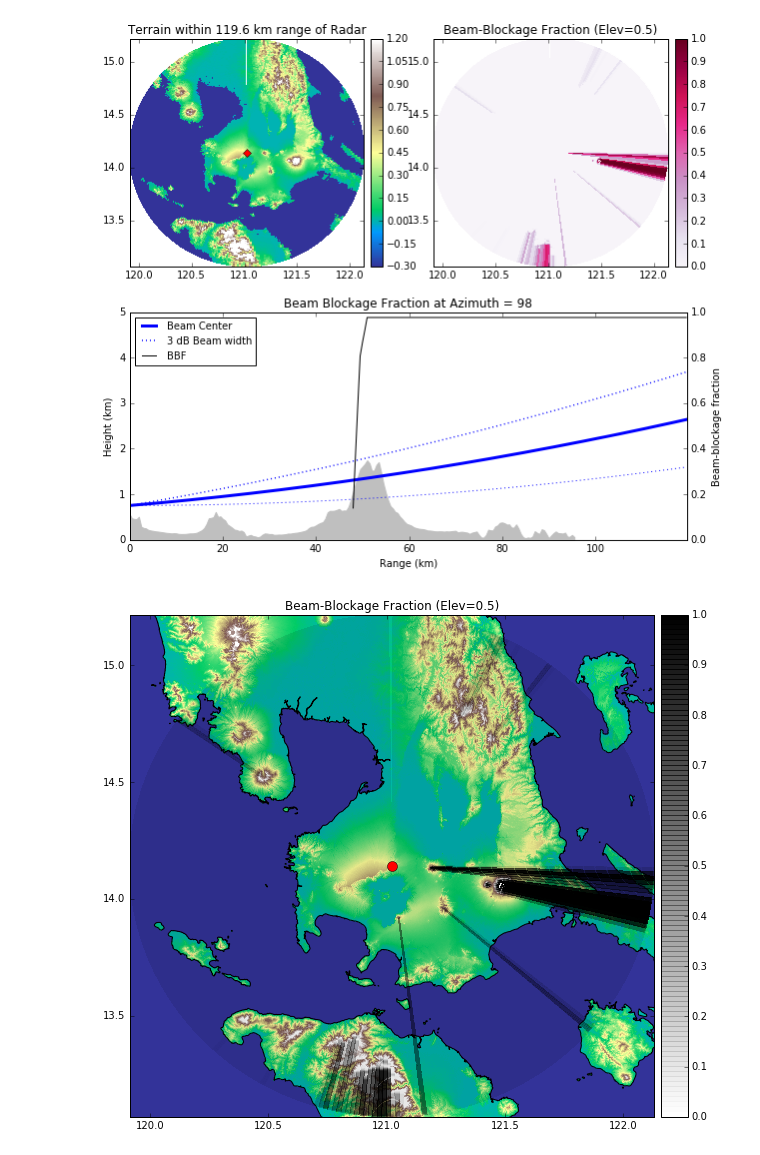
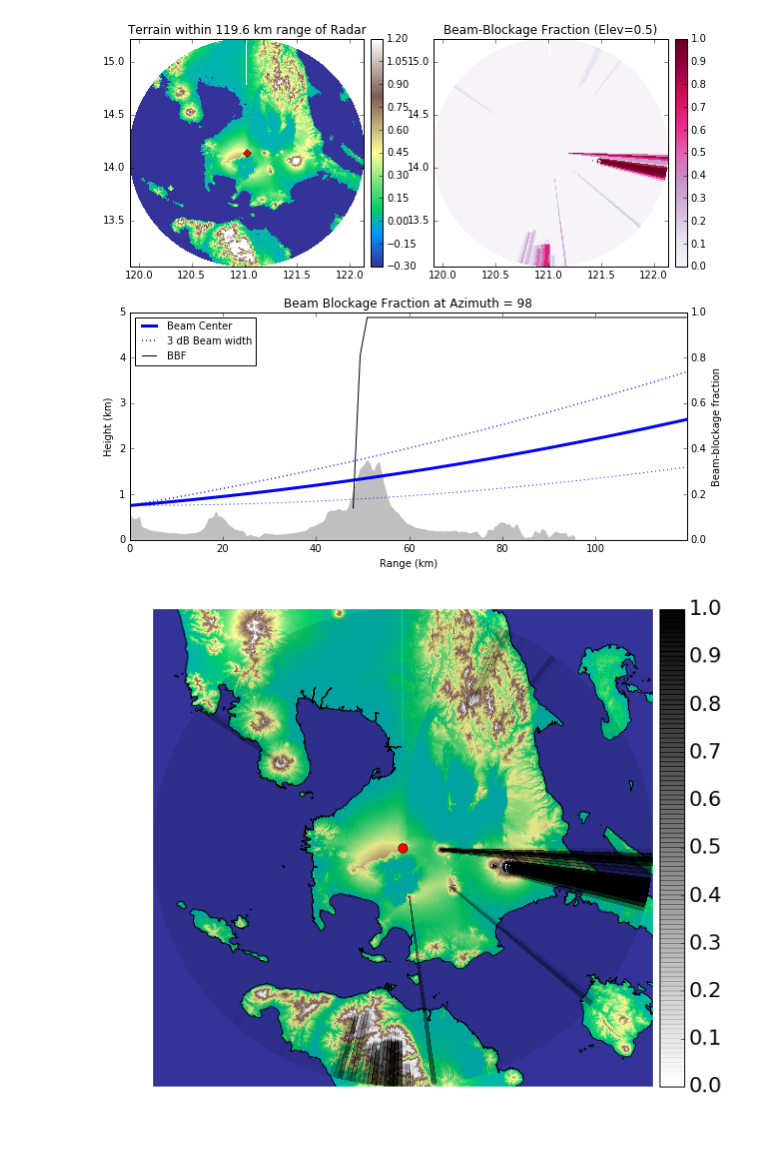
Before and after one commit to IreneCrisologo/phirad, a Jupyter notebook: beamblockage/Beam Blockage TAG.ipynb, the cells around one changed output. Cells and saved outputs as stored; diff of their text form; code cells hidden in the pictures.

```diff
--- a/beamblockage/Beam Blockage TAG.ipynb
+++ b/beamblockage/Beam Blockage TAG.ipynb
@@ -160,6 +160,12 @@ legend = ax3.legend((bc, b3db, bbf), ('Beam Center', '3 dB Beam width', 'BBF'),
 # %% [output]
 [figure]
 # %%
+font = {'family' : 'normal',
+        'weight' : 'normal',
+        'size'   : 22}
+
+pl.rc('font', **font)
+
 # Read shapefile for overlay
 PATH_Ph_shapefile = '../phirad-data/shapefiles/Country/Country.shp'
 dataset, inLayer = wrl.io.open_shape(PATH_Ph_shapefile)
@@ -168,32 +174,33 @@ borders, keys = wrl.georef.get_shape_coordinates(inLayer)
 raster_lon = rastercoords[...,...,0]
 raster_lat = rastercoords[...,...,1]
 
 import matplotlib.colors as mcolors
 
 # set up a linear colormap which is red and only changes alpha
 # (1,0,0,1) --> (1,0,0,0)
 colors = [(0,0,0,1-i) for i in np.linspace(1,0,3)]
 cmap = mcolors.LinearSegmentedColormap.from_list('mycmap', colors, N=100)
 
 fig = pl.figure(figsize=(10, 9))
 ax1 = pl.subplot(111)
 
 pl.plot(sitecoords[0],sitecoords[1],'ro',ms=10)
 dem = ax1.pcolormesh(raster_lon, raster_lat, rastervalues / 1000., cmap=mpl.cm.terrain,
                      vmin=-0.3, vmax=1.2)
 shade = np.empty_like(CBB)
 shade[:,:] = 0.1
 sh = ax1.contourf(lon, lat, shade, cmap=cmap, vmin=0, vmax=1)
 cbb = ax1.pcolormesh(lon, lat, CBB, cmap=cmap, vmin=0, vmax=1)
 wrl.vis.add_lines(ax1, borders, color='black', lw=1.)
-ax1.set_title('Beam-Blockage Fraction (Elev=%s)'%el)
+#ax1.set_title('Beam-Blockage Fraction (Elev=%s)'%el)
+ax1.set_axis_off()
 div1 = make_axes_locatable(ax1)
 cax1 = div1.append_axes("right", size="5%", pad=0.1)
 # colorbar
 fig.colorbar(cbb, cax=cax1)
 # limits
 ax1.set_xlim(lonmin, lonmax)
 ax1.set_ylim(latmin, latmax)
 ax1.set_aspect('auto')
 # %% [output]
-[figure, old version]
+[figure, new version]
```
Also changed, not shown: 1 other file.
